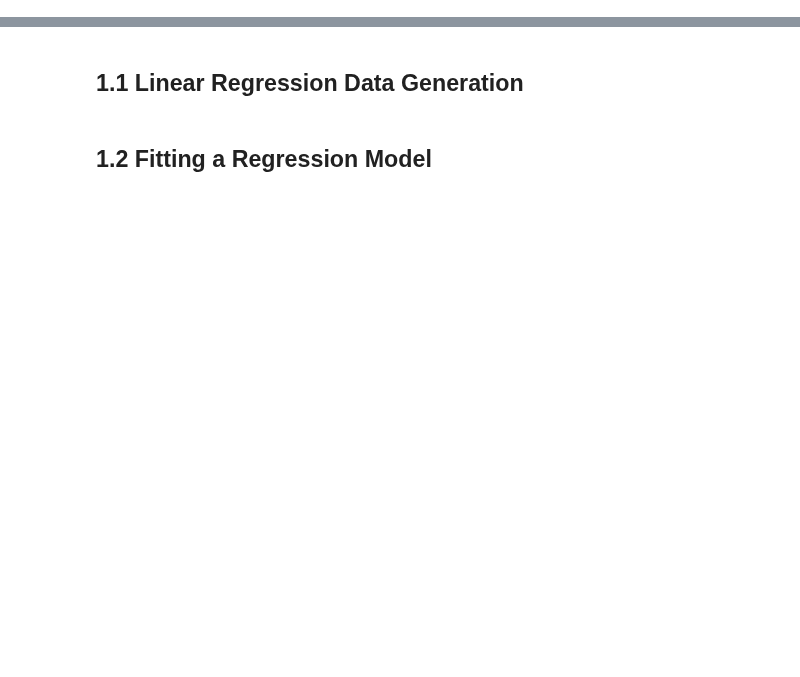
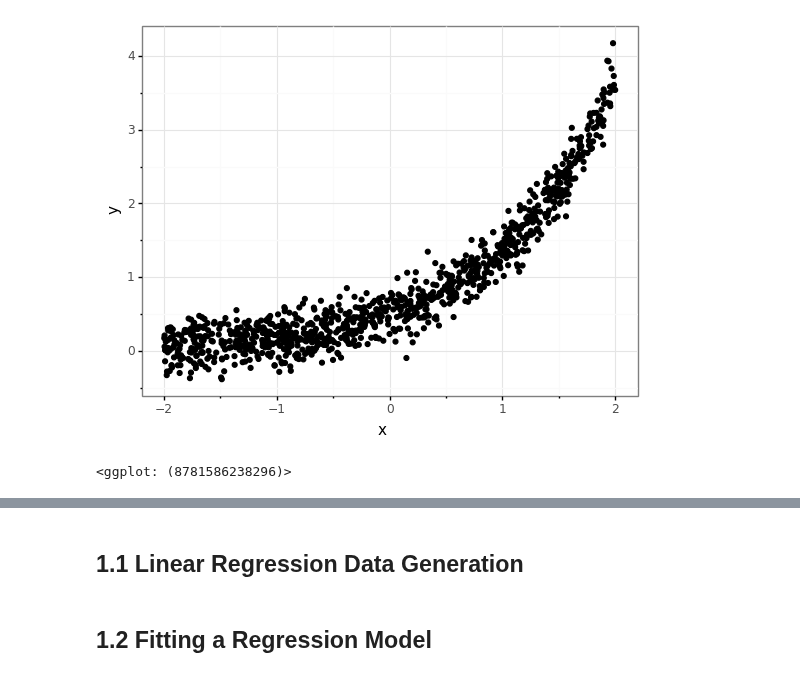
Before and after one commit to chelseaparlett/CPSC392ParlettPelleriti, a Jupyter notebook: InClass/Exercises/LinearRegression_I_Class6.ipynb, the cells around one changed output, grey strips where cells are left out. Drawn from its saved outputs; the diff is of its cells as text; code cells hidden in the pictures; blank space fills up the shorter version.

```diff
--- a/InClass/Exercises/LinearRegression_I_Class6.ipynb
+++ b/InClass/Exercises/LinearRegression_I_Class6.ipynb
@@ -38,0 +70,12 @@ Each time you use a np.random.XXXX function, you'll get *different* fake data, b
+# %%
+# strong relationship but NONlinear
+x = np.random.uniform(low = -2, high = 2, size = 1000)
+y = np.exp(x)*0.5 + np.random.normal(loc = 0, scale = 0.2, size = 1000)
+
+df = pd.DataFrame({"x": x,
+                  "y": y})
+
+(ggplot(df, aes(x = "x", y = "y")) + geom_point() + theme_bw())
+# %% [output]
+[figure, added]
+<ggplot: (8781586238296)>
```
Also changed, not shown: parts of 5 cells of this notebook.
